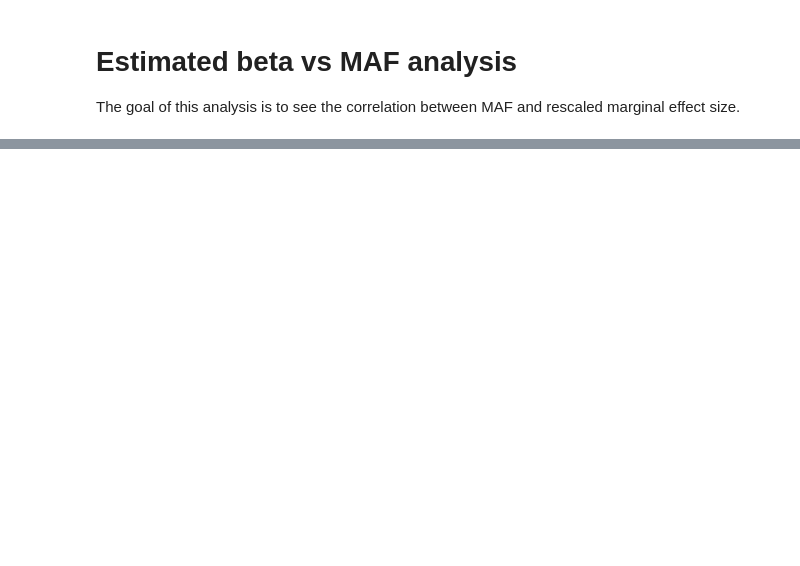
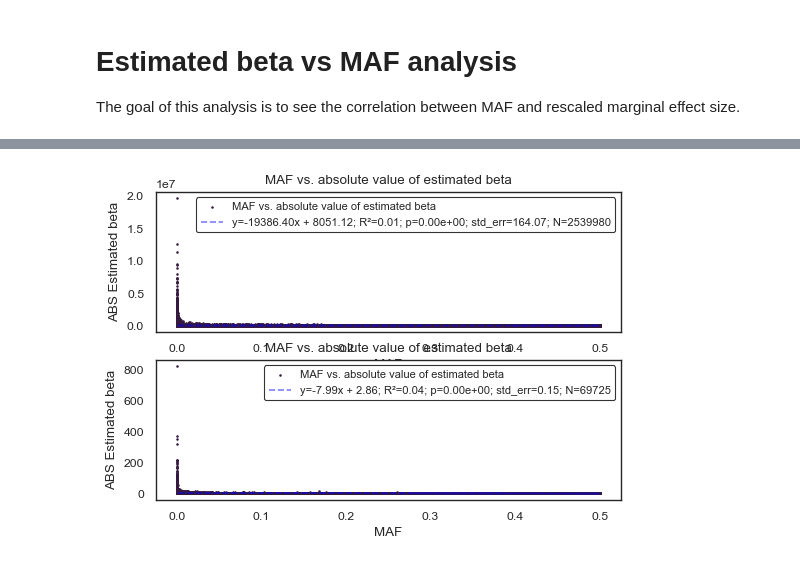
Before and after one commit to opentargets/Gentropy-manuscript, a Jupyter notebook: chapters/variant_effect_prediction/05_maf_vs_est_beta.ipynb, the cells around one changed output, grey strips where cells are left out. Saved outputs shown, nothing was run; the diff lists cells and outputs as text; code cells hidden in the pictures; blank space fills up the shorter version.

```diff
--- a/chapters/variant_effect_prediction/05_maf_vs_est_beta.ipynb
+++ b/chapters/variant_effect_prediction/05_maf_vs_est_beta.ipynb
@@ -68,0 +71,8 @@ plt.show()
+# %%
+data = dataset.select(
+    pl.col("majorPopulationMAF"),
+    pl.col("rescaledStatistics").struct.field("estimatedBeta").abs().alias("absEstimatedBeta"),
+    pl.col("studyType"),
+    pl.col("rescaledStatistics").struct.field("traitClass"),
+).filter(pl.col("majorPopulationMAF").is_not_null() & pl.col("absEstimatedBeta").is_finite())
+data.group_by("traitClass").len()
@@ -68,0 +102,86 @@ plt.show()
+# %%
+fig = plt.figure(figsize=(6, 4))
+
+_data = data.filter(pl.col("traitClass") == "quantitative")
+reg = linregress(
+    _data["majorPopulationMAF"],
+    _data["absEstimatedBeta"],
+)
+slope, intercept, r_value, p_value, std_err = reg
+
+ax = fig.add_subplot(2, 1, 1)
+ax.scatter(
+    x=_data["majorPopulationMAF"],
+    y=_data["absEstimatedBeta"],
+    label="MAF vs. absolute value of estimated beta",
+    s=1,
+)
+line_eq = f"y={slope:.2f}x + {intercept:.2f}"
+line_eq += f"; R²={r_value**2:.2f}"
+line_eq += f"; p={p_value:.2e}"
+line_eq += f"; std_err={std_err:.2f}"
+line_eq += f"; N={_data.shape[0]}"
+
+ax.plot(
+    _data["majorPopulationMAF"],
+    slope * _data["majorPopulationMAF"] + intercept,
+    "--",
+    color="blue",
+    alpha=0.5,
+    label=line_eq,
+)
+ax.set_title("MAF vs. absolute value of estimated beta")
+ax.set_xlabel("MAF")
+ax.set_ylabel("ABS Estimated beta")
+# ax.set_ylim(0, 8)
+ax.legend(
+    loc="upper right",
+    fontsize=8,
+    title_fontsize=10,
+    frameon=True,
+    facecolor="white",
+    edgecolor="black",
+)
+_data = data.filter(pl.col("traitClass") == "binary")
+reg = linregress(
+    _data["majorPopulationMAF"],
+    _data["absEstimatedBeta"],
+)
+slope, intercept, r_value, p_value, std_err = reg
+ax = fig.add_subplot(2, 1, 2)
+ax.scatter(
+    x=_data["majorPopulationMAF"],
+    y=_data["absEstimatedBeta"],
+    label="MAF vs. absolute value of estimated beta",
+    s=1,
+)
+line_eq = f"y={slope:.2f}x + {intercept:.2f}"
+line_eq += f"; R²={r_value**2:.2f}"
+line_eq += f"; p={p_value:.2e}"
+line_eq += f"; std_err={std_err:.2f}"
+line_eq += f"; N={_data.shape[0]}"
+
+ax.plot(
+    _data["majorPopulationMAF"],
+    slope * _data["majorPopulationMAF"] + intercept,
+    "--",
+    color="blue",
+    alpha=0.5,
+    label=line_eq,
+)
+ax.set_title("MAF vs. absolute value of estimated beta")
+ax.set_xlabel("MAF")
+ax.set_ylabel("ABS Estimated beta")
+# ax.set_ylim(0, 8)
+ax.legend(
+    loc="upper right",
+    fontsize=8,
+    title_fontsize=10,
+    frameon=True,
+    facecolor="white",
+    edgecolor="black",
+)
+
+
+plt.show()
+# %% [output]
@@ -68,0 +205 @@ plt.show()
+[figure, added]
```
Also changed, not shown: parts of 6 cells of this notebook, 3 other files.
